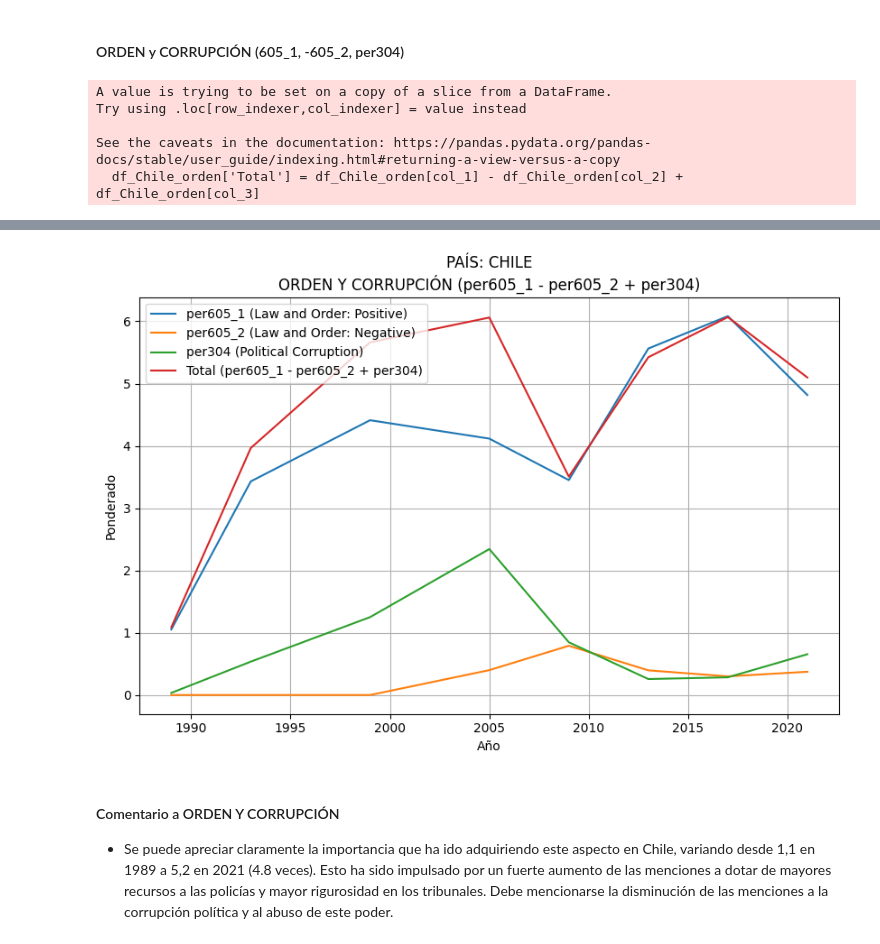
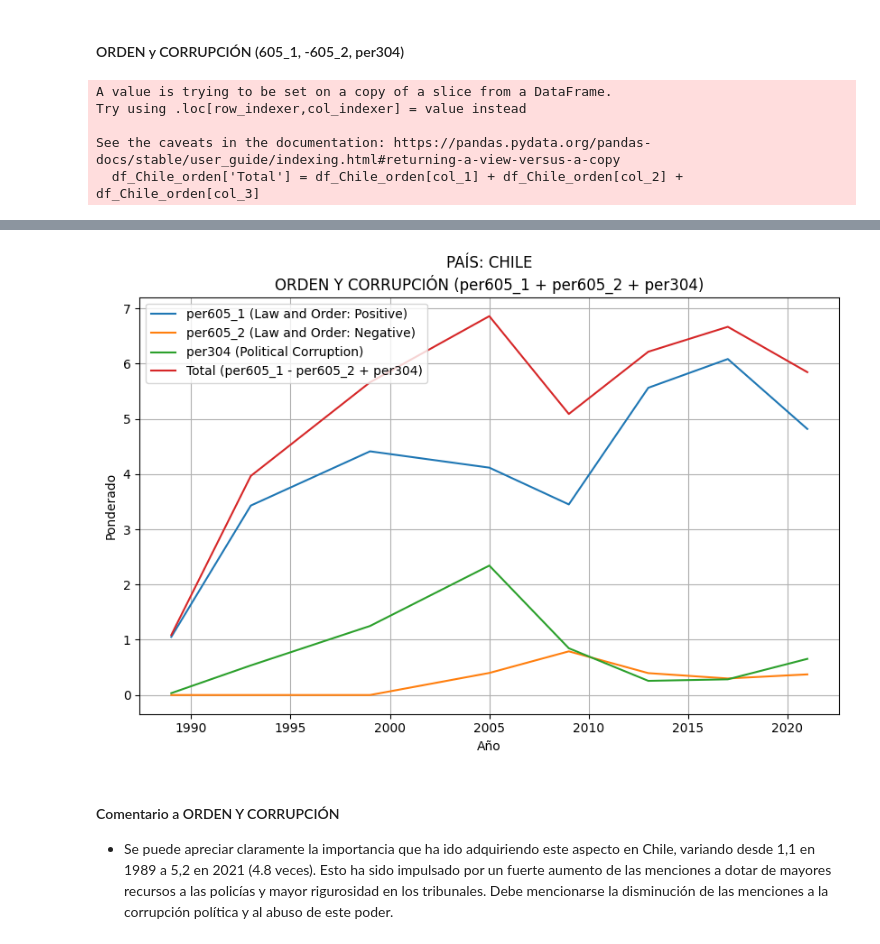
Before and after one commit to MatiasBunsterRaby/Capstone_git, a Jupyter notebook: notebooks/Pruebas_Chile.ipynb, the cells around one changed output, grey strips where cells are left out. Saved outputs shown, nothing was run; the diff lists cells and outputs as text; code cells hidden in the pictures.

```diff
--- a/notebooks/Pruebas_Chile.ipynb
+++ b/notebooks/Pruebas_Chile.ipynb
@@ -180,7 +180,7 @@ col_3 = 'per304'
 df_Chile_orden = df_Chile_ponderado[['agno', col_1, col_2, col_3]]
 
 # Add a new column 'Total' with the sum of columns
-df_Chile_orden['Total'] = df_Chile_orden[col_1] - df_Chile_orden[col_2] + df_Chile_orden[col_3]
+df_Chile_orden['Total'] = df_Chile_orden[col_1] + df_Chile_orden[col_2] + df_Chile_orden[col_3]
 
 # Get the column names excluding 'agno'
 columns_to_lookup = df_Chile_orden.columns[df_Chile_orden.columns != 'agno']
@@ -200,36 +200,36 @@ label_total = f"Total ({col_1} - {col_2} + {col_3})"
 
 texto_md = """<div style="display: flex; justify-content: space-between;">
   <img src="../assets/per605_1-per605_2.png" alt="" width="450"></div>
   <img src="../assets/per304.png" alt="" width="450">
 </div>
 
 """
 display(Markdown(texto_md))
 
 # Plot columns
 plt.figure(figsize=(10, 6))
 plt.plot(df_Chile_orden['agno'], df_Chile_orden[col_1], label=label_col_1)
 plt.plot(df_Chile_orden['agno'], df_Chile_orden[col_2], label=label_col_2)
 plt.plot(df_Chile_orden['agno'], df_Chile_orden[col_3], label=label_col_3)
 plt.plot(df_Chile_orden['agno'], df_Chile_orden['Total'], label=label_total)
 
 plt.xlabel('Año')
 plt.ylabel('Ponderado')
-plt.title(f'PAÍS: CHILE\n{tema} ({col_1} - {col_2} + {col_3})')
+plt.title(f'PAÍS: CHILE\n{tema} ({col_1} + {col_2} + {col_3})')
 plt.legend()
 plt.grid(True)
 plt.show()
 # %% [output]
 A value is trying to be set on a copy of a slice from a DataFrame.
 Try using .loc[row_indexer,col_indexer] = value instead
 
 See the caveats in the documentation: https://pandas.pydata.org/pandas-docs/stable/user_guide/indexing.html#returning-a-view-versus-a-copy
-  df_Chile_orden['Total'] = df_Chile_orden[col_1] - df_Chile_orden[col_2] + df_Chile_orden[col_3]
+  df_Chile_orden['Total'] = df_Chile_orden[col_1] + df_Chile_orden[col_2] + df_Chile_orden[col_3]
 <div style="display: flex; justify-content: space-between;">
   <img src="../assets/per605_1-per605_2.png" alt="" width="450"></div>
   <img src="../assets/per304.png" alt="" width="450">
 </div>
-[figure, old version]
+[figure, new version]
 # %% [markdown]
 #### Comentario a ORDEN Y CORRUPCIÓN
 * Se puede apreciar claramente la importancia que ha ido adquiriendo este aspecto en Chile, variando desde 1,1 en 1989 a 5,2 en 2021 (4.8 veces). Esto ha sido impulsado por un fuerte aumento de las menciones a dotar de mayores recursos a las policías y mayor rigurosidad en los tribunales. Debe mencionarse la disminución de las menciones a la corrupción política y al abuso de este poder.
```
Also changed, not shown: parts of 13 cells of this notebook.
